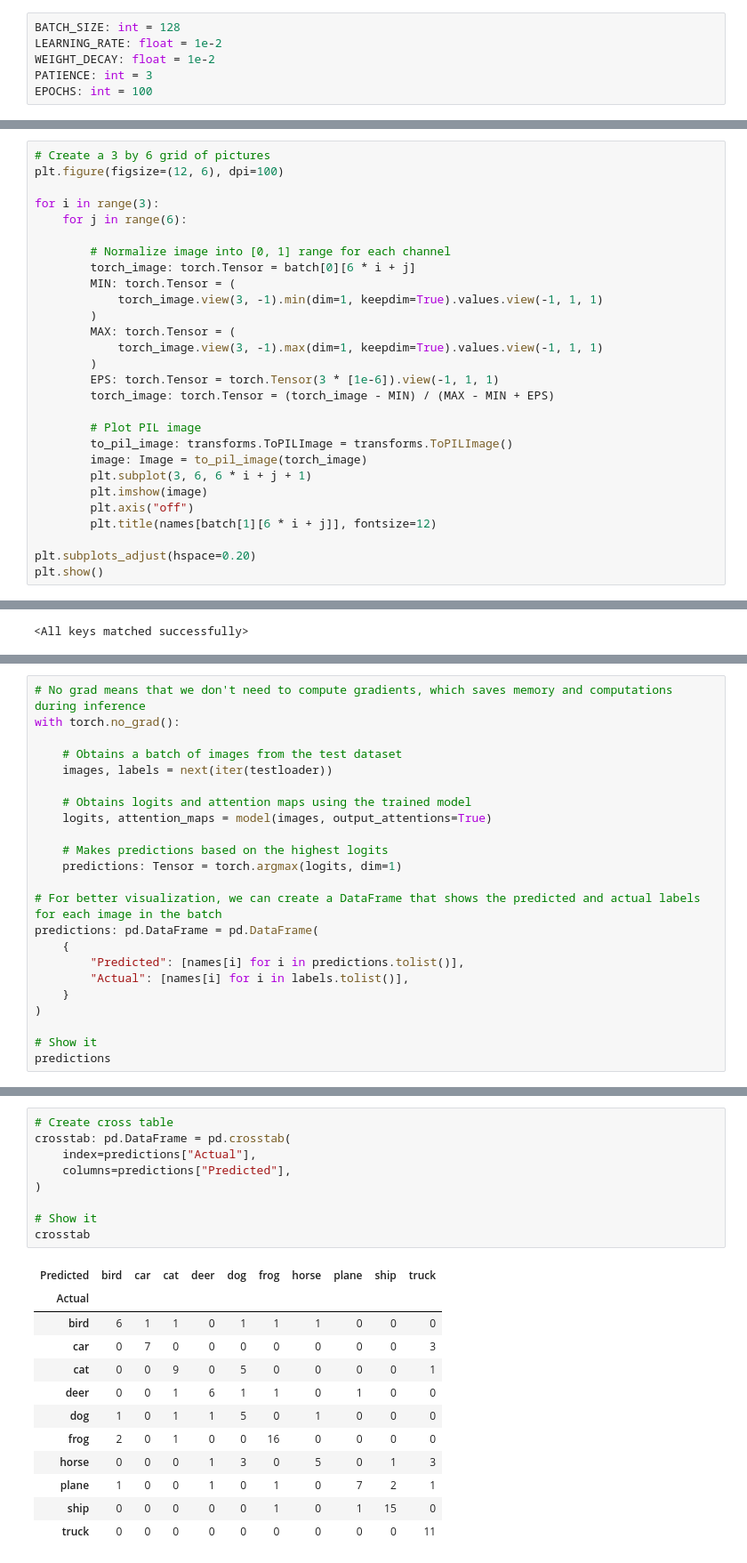
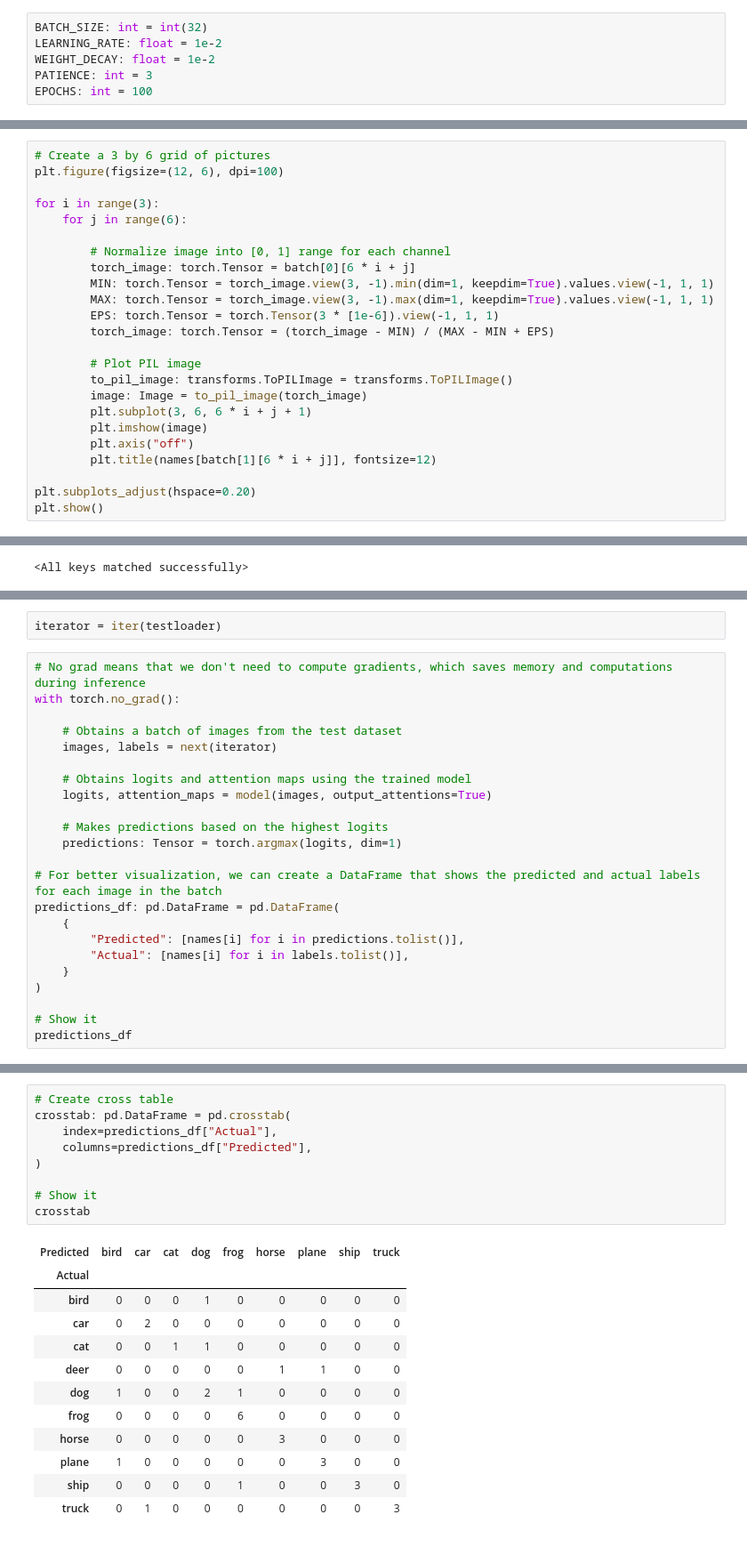
Before and after one commit to SandroAlex/llms-build-and-deploy, a Jupyter notebook: learning/build_a_text_to_image_generator_from_scratch/03_classify_images_with_a_vision_transformer.ipynb, the cells around one changed output, grey strips where cells are left out. Shown at 89% size. Drawn from its saved outputs; the diff is of its cells as text.

```diff
--- a/learning/build_a_text_to_image_generator_from_scratch/03_classify_images_with_a_vision_transformer.ipynb
+++ b/learning/build_a_text_to_image_generator_from_scratch/03_classify_images_with_a_vision_transformer.ipynb
@@ -58,7 +58,7 @@ from llmsplay.transformers.vision.train import EarlyStop, train_batch
 # %% [markdown]
 ## Experiment Configuration
 # %%
-BATCH_SIZE: int = 128
+BATCH_SIZE: int = int(32)
 LEARNING_RATE: float = 1e-2
 WEIGHT_DECAY: float = 1e-2
 PATIENCE: int = 3
@@ -204,12 +204,8 @@ for i in range(3):
 
         # Normalize image into [0, 1] range for each channel
         torch_image: torch.Tensor = batch[0][6 * i + j]
-        MIN: torch.Tensor = (
-            torch_image.view(3, -1).min(dim=1, keepdim=True).values.view(-1, 1, 1)
-        )
-        MAX: torch.Tensor = (
-            torch_image.view(3, -1).max(dim=1, keepdim=True).values.view(-1, 1, 1)
-        )
+        MIN: torch.Tensor = torch_image.view(3, -1).min(dim=1, keepdim=True).values.view(-1, 1, 1)
+        MAX: torch.Tensor = torch_image.view(3, -1).max(dim=1, keepdim=True).values.view(-1, 1, 1)
         EPS: torch.Tensor = torch.Tensor(3 * [1e-6]).view(-1, 1, 1)
         torch_image: torch.Tensor = (torch_image - MIN) / (MAX - MIN + EPS)
 
@@ -510,12 +493,14 @@ ViTForClassfication(
   )
   (classifier): Linear(in_features=48, out_features=10, bias=True)
 )
+# %%
+iterator = iter(testloader)
 # %%
 # No grad means that we don't need to compute gradients, which saves memory and computations during inference
 with torch.no_grad():
 
     # Obtains a batch of images from the test dataset
-    images, labels = next(iter(testloader))
+    images, labels = next(iterator)
 
     # Obtains logits and attention maps using the trained model
     logits, attention_maps = model(images, output_attentions=True)
@@ -524,7 +509,7 @@ with torch.no_grad():
     predictions: Tensor = torch.argmax(logits, dim=1)
 
 # For better visualization, we can create a DataFrame that shows the predicted and actual labels for each image in the batch
-predictions: pd.DataFrame = pd.DataFrame(
+predictions_df: pd.DataFrame = pd.DataFrame(
     {
         "Predicted": [names[i] for i in predictions.tolist()],
         "Actual": [names[i] for i in labels.tolist()],
@@ -532,7 +517,7 @@ predictions: pd.DataFrame = pd.DataFrame(
 )
 
 # Show it
-predictions
+predictions_df
 # %% [output]
 |  | Predicted | Actual |
 | 0 | cat | cat |
@@ -550,25 +539,25 @@ predictions
 # %%
 # Create cross table
 crosstab: pd.DataFrame = pd.crosstab(
-    index=predictions["Actual"],
-    columns=predictions["Predicted"],
+    index=predictions_df["Actual"],
+    columns=predictions_df["Predicted"],
 )
 
 # Show it
 crosstab
 # %% [output]
-| Predicted | bird | car | cat | deer | dog | frog | horse | plane | ship | truck |
-| Actual |  |  |  |  |  |  |  |  |  |  |
-| bird | 6 | 1 | 1 | 0 | 1 | 1 | 1 | 0 | 0 | 0 |
-| car | 0 | 7 | 0 | 0 | 0 | 0 | 0 | 0 | 0 | 3 |
-| cat | 0 | 0 | 9 | 0 | 5 | 0 | 0 | 0 | 0 | 1 |
-| deer | 0 | 0 | 1 | 6 | 1 | 1 | 0 | 1 | 0 | 0 |
-| dog | 1 | 0 | 1 | 1 | 5 | 0 | 1 | 0 | 0 | 0 |
-| frog | 2 | 0 | 1 | 0 | 0 | 16 | 0 | 0 | 0 | 0 |
-| horse | 0 | 0 | 0 | 1 | 3 | 0 | 5 | 0 | 1 | 3 |
-| plane | 1 | 0 | 0 | 1 | 0 | 1 | 0 | 7 | 2 | 1 |
-| ship | 0 | 0 | 0 | 0 | 0 | 1 | 0 | 1 | 15 | 0 |
-| truck | 0 | 0 | 0 | 0 | 0 | 0 | 0 | 0 | 0 | 11 |
+| Predicted | bird | car | cat | dog | frog | horse | plane | ship | truck |
+| Actual |  |  |  |  |  |  |  |  |  |
+| bird | 0 | 0 | 0 | 1 | 0 | 0 | 0 | 0 | 0 |
+| car | 0 | 2 | 0 | 0 | 0 | 0 | 0 | 0 | 0 |
+| cat | 0 | 0 | 1 | 1 | 0 | 0 | 0 | 0 | 0 |
+| deer | 0 | 0 | 0 | 0 | 0 | 1 | 1 | 0 | 0 |
+| dog | 1 | 0 | 0 | 2 | 1 | 0 | 0 | 0 | 0 |
+| frog | 0 | 0 | 0 | 0 | 6 | 0 | 0 | 0 | 0 |
+| horse | 0 | 0 | 0 | 0 | 0 | 3 | 0 | 0 | 0 |
+| plane | 1 | 0 | 0 | 0 | 0 | 0 | 3 | 0 | 0 |
+| ship | 0 | 0 | 0 | 0 | 1 | 0 | 0 | 3 | 0 |
+| truck | 0 | 1 | 0 | 0 | 0 | 0 | 0 | 0 | 3 |
 # %%
 for attn in attention_maps:
     print(attn.shape)
```
Also changed, not shown: parts of 12 cells of this notebook.
